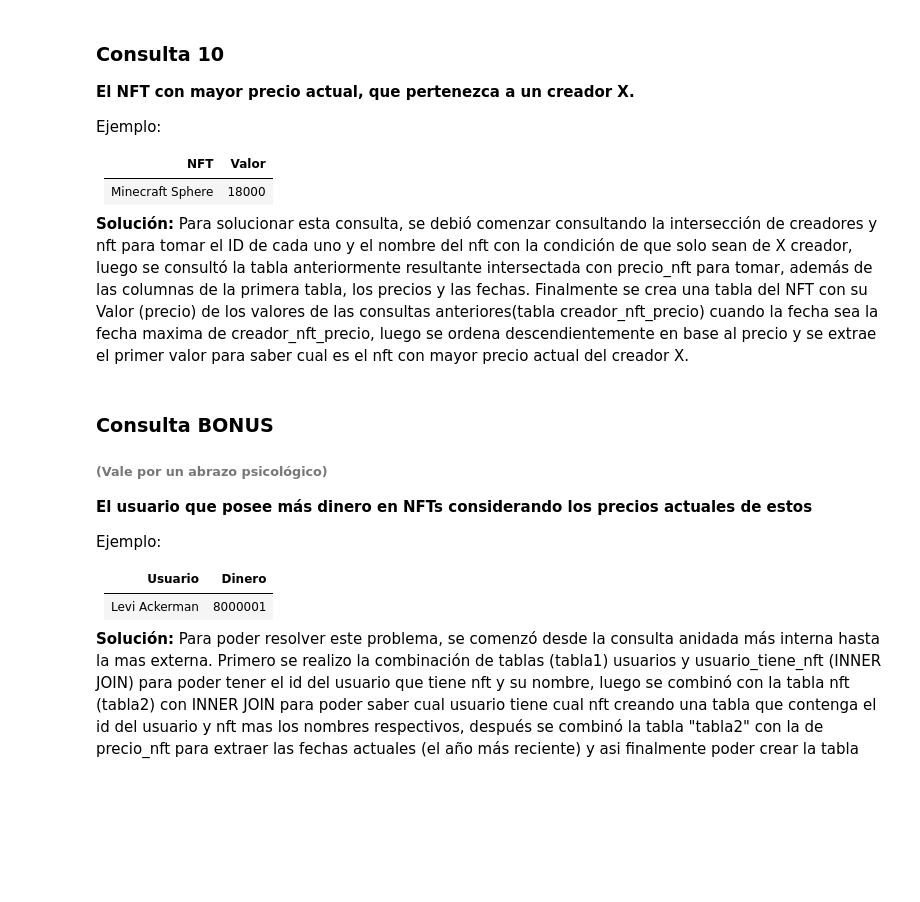
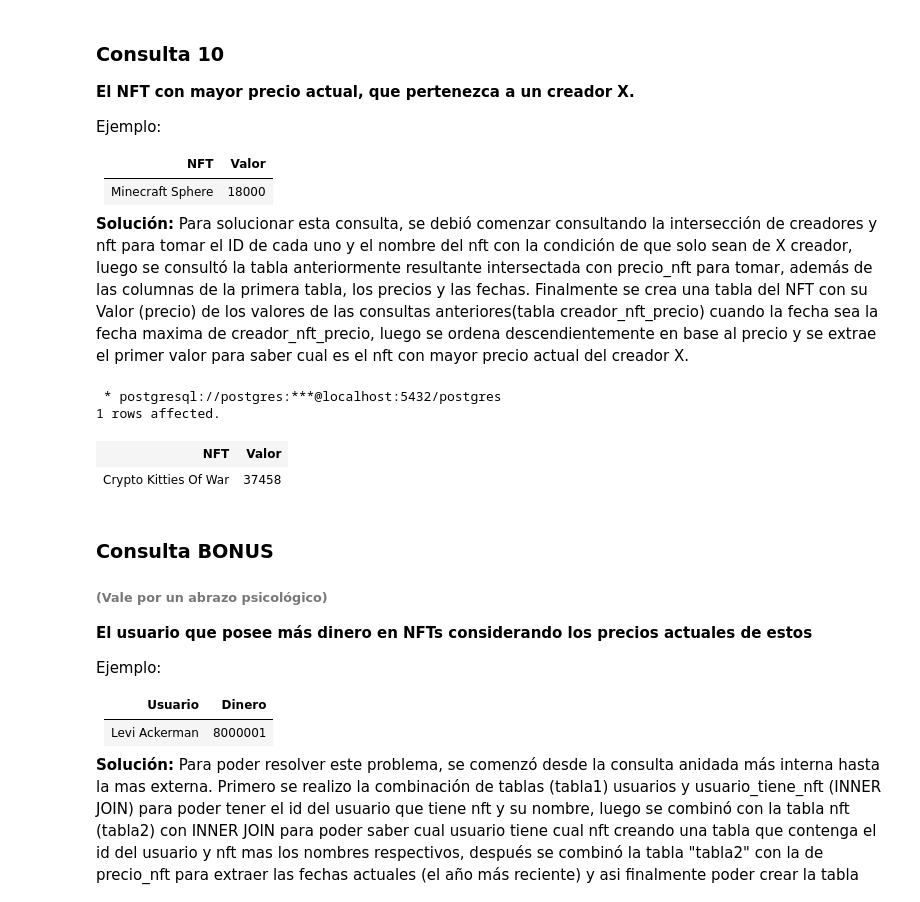
Before and after one commit to lucasmartinezr/Base_de_Datos, a Jupyter notebook: Tarea-1-Grupo38/Tarea1_Grupo38.ipynb, the cells around one changed output. Cells and saved outputs as stored; diff of their text form; code cells hidden in the pictures; blank space fills up the shorter version.

```diff
--- a/Tarea-1-Grupo38/Tarea1_Grupo38.ipynb
+++ b/Tarea-1-Grupo38/Tarea1_Grupo38.ipynb
@@ -691,39 +696,33 @@ Ejemplo:
 **Solución:** Para solucionar esta consulta, se debió comenzar consultando la intersección de creadores y nft para tomar el ID de cada uno y el nombre del nft con la condición de que solo sean de X creador, luego se consultó la tabla anteriormente resultante intersectada con precio_nft para tomar, además de las columnas de la primera tabla, los precios y las fechas. Finalmente se crea una tabla del NFT con su Valor (precio) de los valores de las consultas anteriores(tabla creador_nft_precio) cuando la fecha sea la fecha maxima de creador_nft_precio, luego se ordena descendientemente en base al precio y se extrae el primer valor para saber cual es el nft con mayor precio actual del creador X.
 # %%
 %%sql
+WITH creador_nft_precio as (SELECT
+								"ID1","NOMBRE","ID2","NFT",precio_nft.precio as "Valor", EXTRACT(YEAR FROM precio_nft.fecha) as "Fecha"
+							FROM
+								(SELECT
+									creadores.id_creador as "ID1", creadores.nombre as "NOMBRE", nft.id_nft as "ID2", nft.nombre as "NFT"
+								FROM
+									creadores INNER JOIN nft
+								ON
+									creadores.id_creador = nft.id_creador
+								WHERE
+									creadores.nombre = 'INSERTE X CREADOR') as creador_nft INNER JOIN precio_nft
+							ON
+								"ID2" = precio_nft.id_nft)
 SELECT
     "NFT","Valor"
 FROM
-    (SELECT
-        "ID1","NOMBRE","ID2","NFT",precio_nft.precio as "Valor", EXTRACT(YEAR FROM precio_nft.fecha) as "Fecha"
-    FROM
-        (SELECT
-            creadores.id_creador as "ID1", creadores.nombre as "NOMBRE", nft.id_nft as "ID2", nft.nombre as "NFT"
-        FROM
-            creadores INNER JOIN nft
-        ON
-            creadores.id_creador = nft.id_creador
-        WHERE
-            creadores.nombre = 'Inserte el creador X') as creador_nft INNER JOIN precio_nft
-    ON
-        "ID2" = precio_nft.id_nft) as creador_nft_precio
+	creador_nft_precio
 WHERE
-    "Fecha" = (SELECT MAX("Fecha") FROM (SELECT
-        "ID1","NOMBRE","ID2","NFT",precio_nft.precio as "Valor", EXTRACT(YEAR FROM precio_nft.fecha) as "Fecha"
-    FROM
-        (SELECT
-            creadores.id_creador as "ID1", creadores.nombre as "NOMBRE", nft.id_nft as "ID2", nft.nombre as "NFT"
-        FROM
-            creadores INNER JOIN nft
-        ON
-            creadores.id_creador = nft.id_creador
-        WHERE
-            creadores.nombre = 'Inserte el creador X') as creador_nft INNER JOIN precio_nft
-    ON
-        "ID2" = precio_nft.id_nft) as creador_nft_precio)
+	"Fecha" = (SELECT MAX("Fecha") FROM creador_nft_precio)
 ORDER BY
-    "Valor" DESC
+	"Valor" DESC
 FETCH FIRST 1 ROWS ONLY
+# %% [output]
+ * postgresql://postgres:***@localhost:5432/postgres
+1 rows affected.
+| NFT | Valor |
+| Crypto Kitties Of War | 37458 |
 # %% [markdown]
 ### Consulta BONUS
 ###### (Vale por un abrazo psicológico)
```
Also changed, not shown: parts of 5 cells of this notebook.
